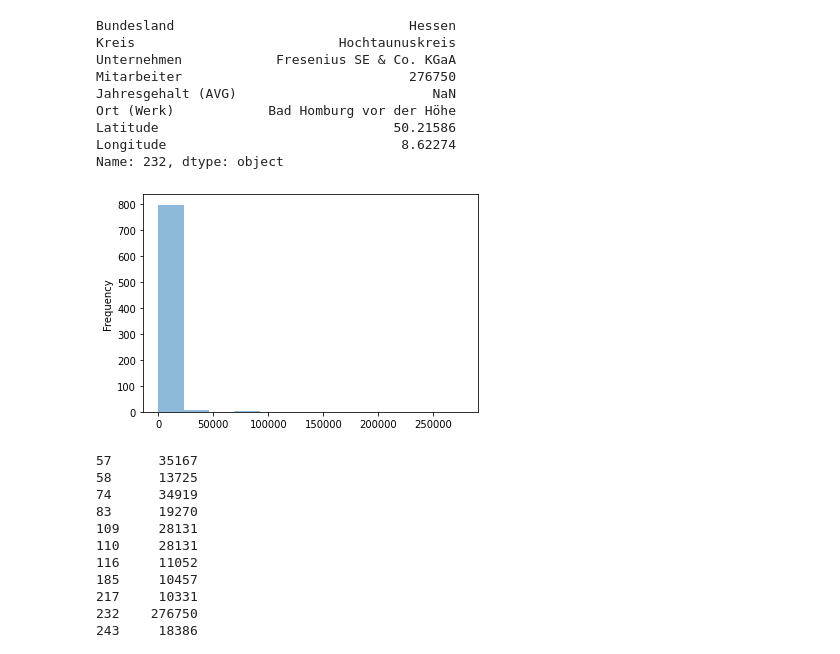
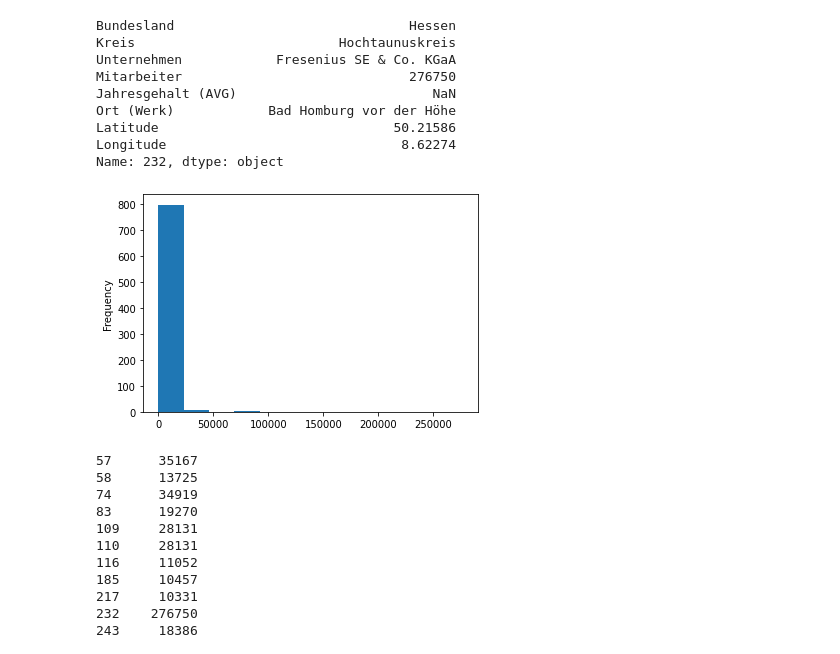
Before and after one commit to ElGarno/Streamlit_Folium, a Jupyter notebook: request_test.ipynb, the cells around one changed output. Drawn from its saved outputs; the diff is of its cells as text; code cells hidden in the pictures.

```diff
--- a/request_test.ipynb
+++ b/request_test.ipynb
@@ -138,9 +138,9 @@ Longitude                              8.62274
 Name: 232, dtype: object
 # %%
 sns.set_style()
-ax = df_preprocessed['Mitarbeiter'].plot.hist(bins=12, alpha=0.5)
+ax = df_preprocessed['Mitarbeiter'].plot.hist(bins=12)
 # %% [output]
-[figure, old version]
+[figure, new version]
 # %%
 df_preprocessed['Mitarbeiter'][df_preprocessed['Mitarbeiter']>10000]
 # %% [output]
```
Also changed, not shown: parts of 4 cells of this notebook.
